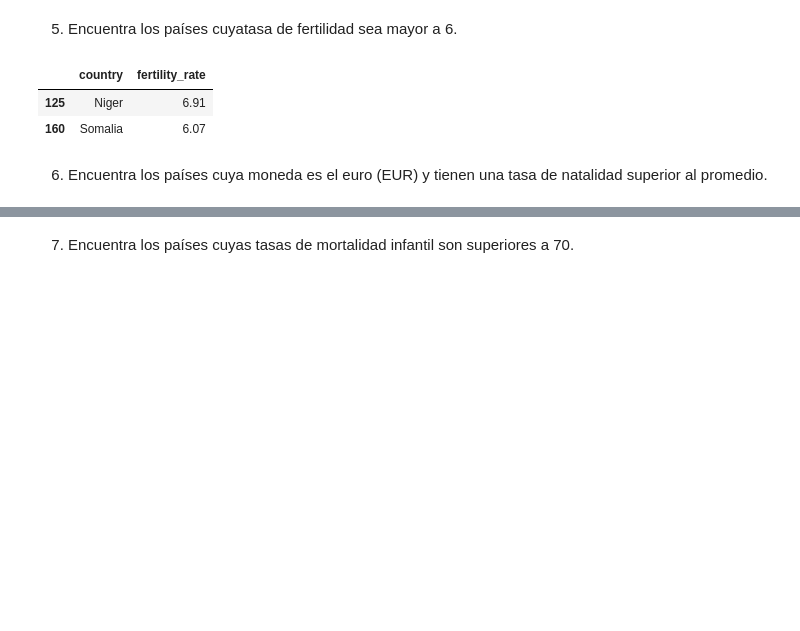
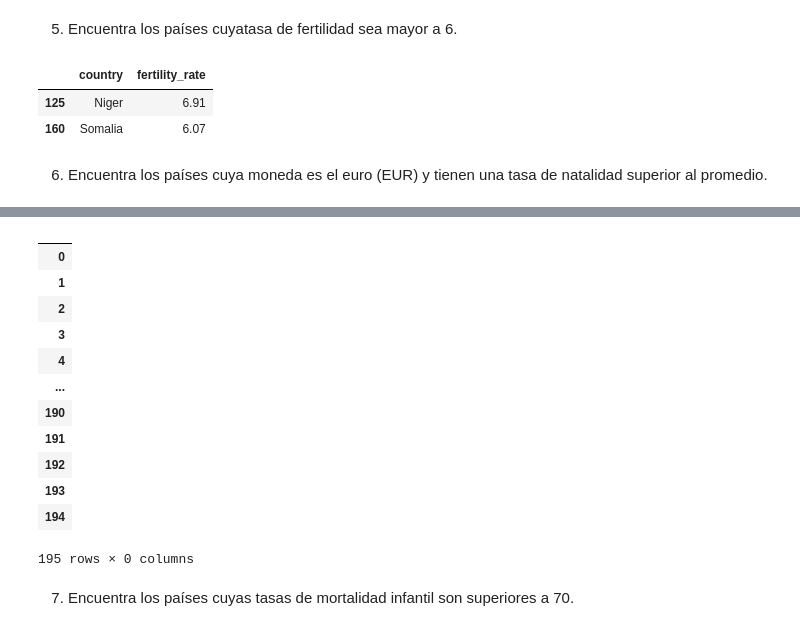
Before and after one commit to raquelmartinrodriguez/promoG_modulo3_sprint1_pairprogramming_MirnaOspino_RaquelMartin, a Jupyter notebook: pair_4_programing_union.ipynb, the cells around one changed output, grey strips where cells are left out. Saved outputs shown, nothing was run; the diff lists cells and outputs as text; code cells hidden in the pictures; blank space fills up the shorter version.

```diff
--- a/pair_4_programing_union.ipynb
+++ b/pair_4_programing_union.ipynb
@@ -384,2 +420,19 @@ df_fertilidad
+# %%
+df_merge [df_merge ['country'] [(df_merge['currency-code'] == 'EUR') & (df_merge['birth_rate'] >(df_merge ['birth_rate']. mean()))]]
+#no hay ningún país cuya moneda sea el euro y la tasa de natalidad sea superior al promedio
+# %% [output]
+|  |
+| 0 |
+| 1 |
+| 2 |
+| 3 |
+| 4 |
+| ... |
+| 190 |
+| 191 |
+| 192 |
+| 193 |
+| 194 |
+195 rows × 0 columns
 # %% [markdown]
 7.	Encuentra los países cuyas tasas de mortalidad infantil son superiores a 70.
```
Also changed, not shown: parts of 4 cells of this notebook.
